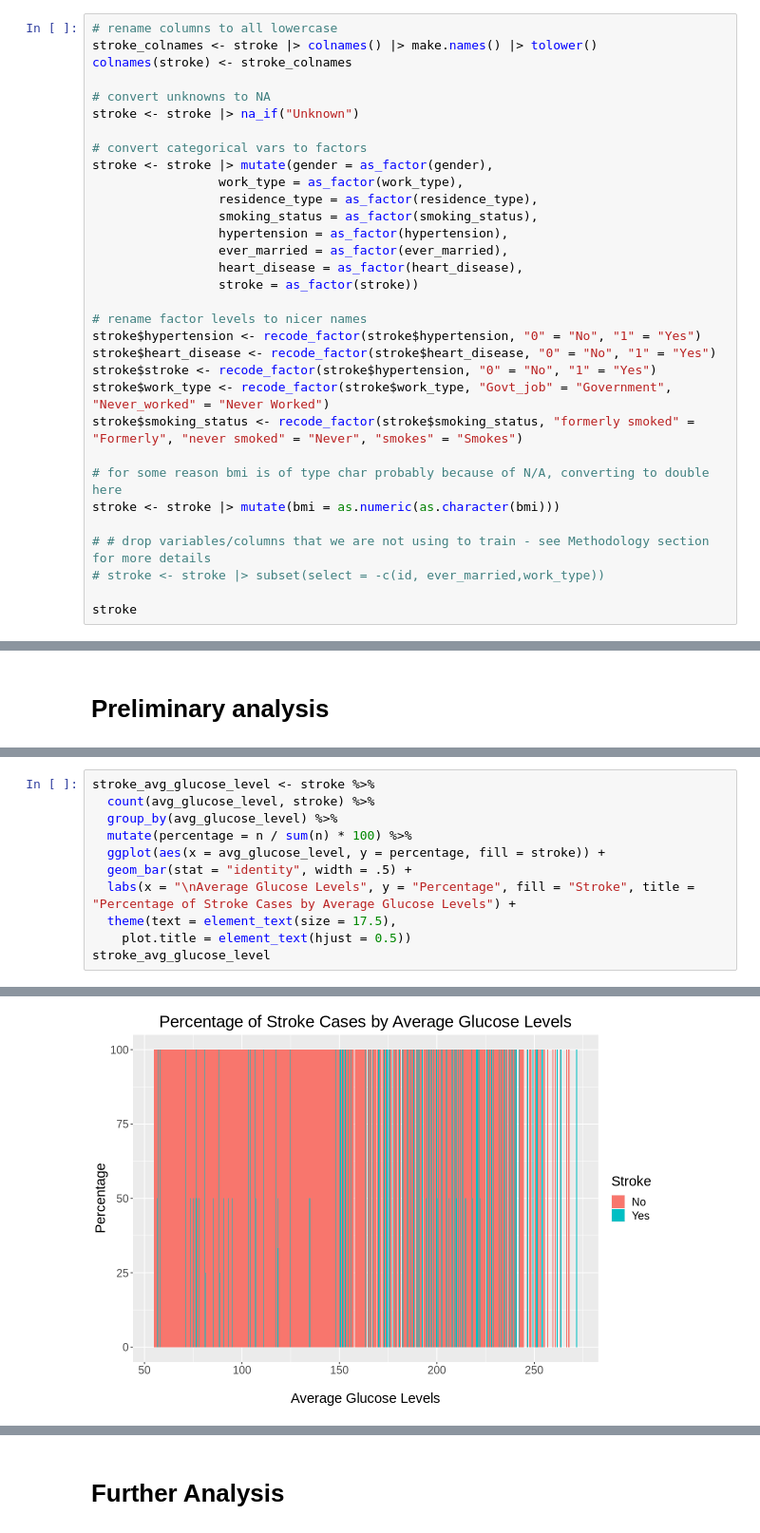
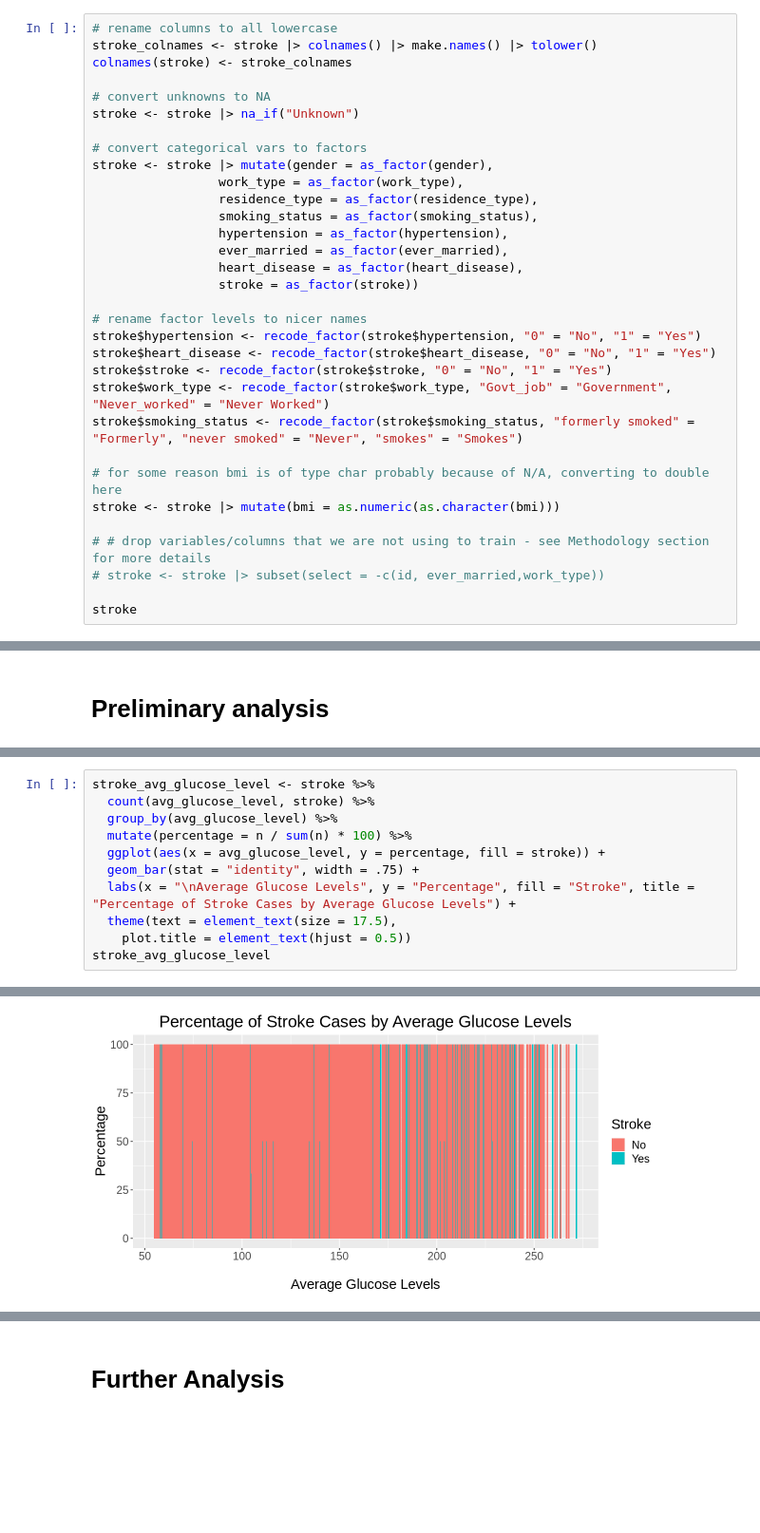
Before and after one commit to 21chanas3/dsci100-group73, a Jupyter notebook: Analysis_only_code.ipynb, the cells around one changed output, grey strips where cells are left out. Shown at 95% size. Drawn from its saved outputs; the diff is of its cells as text; blank space fills up the shorter version.

```diff
--- a/Analysis_only_code.ipynb
+++ b/Analysis_only_code.ipynb
@@ -63,7 +63,7 @@ stroke <- stroke |> mutate(gender = as_factor(gender),
 # rename factor levels to nicer names
 stroke$hypertension <- recode_factor(stroke$hypertension, "0" = "No", "1" = "Yes")
 stroke$heart_disease <- recode_factor(stroke$heart_disease, "0" = "No", "1" = "Yes")
-stroke$stroke <- recode_factor(stroke$hypertension, "0" = "No", "1" = "Yes")
+stroke$stroke <- recode_factor(stroke$stroke, "0" = "No", "1" = "Yes")
 stroke$work_type <- recode_factor(stroke$work_type, "Govt_job" = "Government", "Never_worked" = "Never Worked")
 stroke$smoking_status <- recode_factor(stroke$smoking_status, "formerly smoked" = "Formerly", "never smoked" = "Never", "smokes" = "Smokes")
 
@@ -199,18 +202,18 @@ stroke_residence
 # %%
 stroke_avg_glucose_level <- stroke %>%
   count(avg_glucose_level, stroke) %>%
   group_by(avg_glucose_level) %>%
   mutate(percentage = n / sum(n) * 100) %>%
   ggplot(aes(x = avg_glucose_level, y = percentage, fill = stroke)) +
-  geom_bar(stat = "identity", width = .5) +
+  geom_bar(stat = "identity", width = .75) +
   labs(x = "\nAverage Glucose Levels", y = "Percentage", fill = "Stroke", title = "Percentage of Stroke Cases by Average Glucose Levels") +
   theme(text = element_text(size = 17.5),
     plot.title = element_text(hjust = 0.5))
 stroke_avg_glucose_level
 # %% [output]
 Warning message:
 “position_stack requires non-overlapping x intervals”
-[figure, old version]
+[figure, new version]
 # %%
 stroke_bmi <- stroke %>%
   count(bmi, stroke) %>%
```
Also changed, not shown: parts of 19 cells of this notebook.
